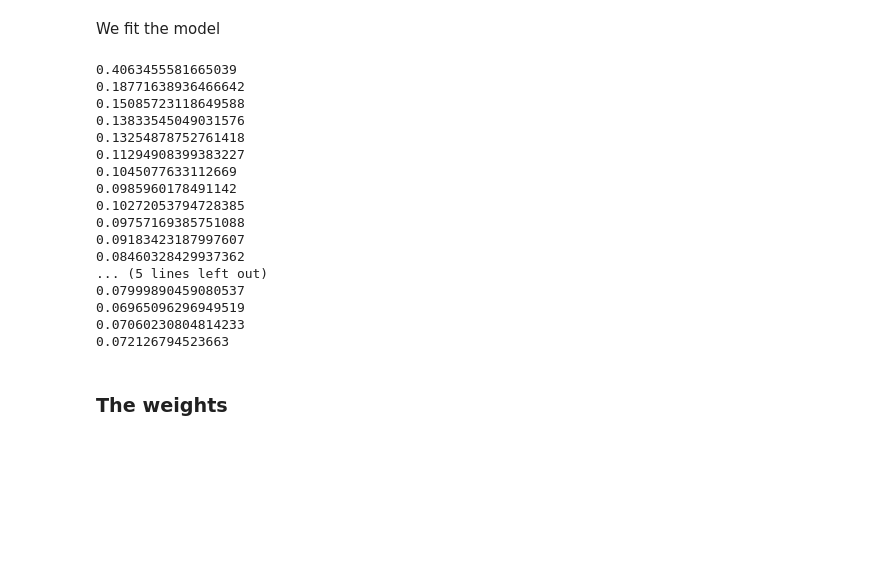
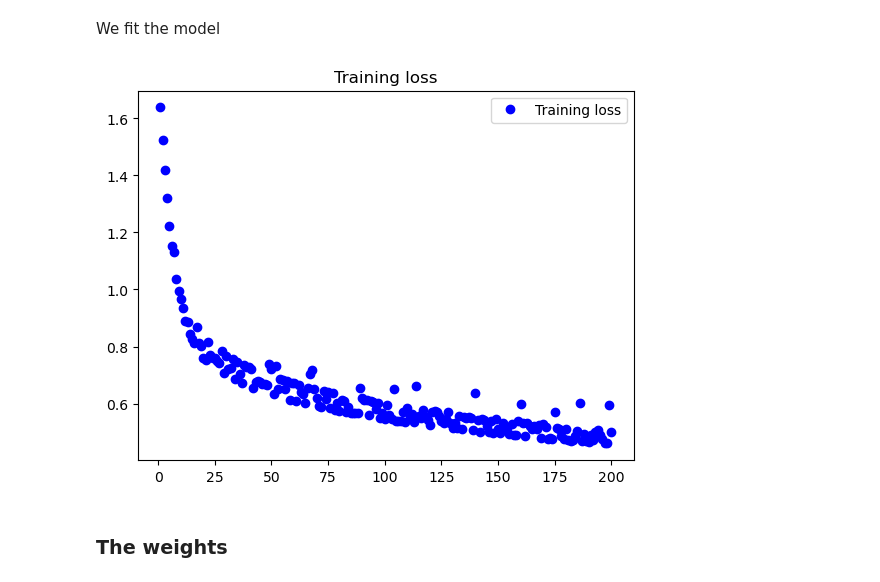
Before and after one commit to pnugues/edan96, a Jupyter notebook: programs/4-Salammbo_multi_torch-2022.ipynb, the cells around one changed output. Saved outputs shown, nothing was run; the diff lists cells and outputs as text; code cells hidden in the pictures; blank space fills up the shorter version.

```diff
--- a/programs/4-Salammbo_multi_torch-2022.ipynb
+++ b/programs/4-Salammbo_multi_torch-2022.ipynb
@@ -36,7 +37,7 @@ X_de = torch.Tensor(
 
 X = torch.vstack((X, X_de))
 
-y = torch.LongTensor(
+y = torch.tensor(
     [0, 0, 0, 0, 0, 0, 0, 0, 0, 0, 0, 0, 0, 0, 0,
      1, 1, 1, 1, 1, 1, 1, 1, 1, 1, 1, 1, 1, 1, 1,
      2, 2, 2, 2, 2, 2, 2, 2, 2, 2, 2, 2, 2, 2, 2])
@@ -113,14 +114,17 @@ loss_fn = nn.CrossEntropyLoss()    # cross entropy loss
 optimizer = torch.optim.SGD(model.parameters(), lr=0.01)
 # %% [markdown]
 ## Fitting the Model
+# %%
+BATCH_SIZE = 4
 # %%
 from torch.utils.data import TensorDataset, DataLoader
 
 dataset = TensorDataset(X_scaled, y)
-dataloader = DataLoader(dataset, batch_size=4, shuffle=True)
+dataloader = DataLoader(dataset, batch_size=BATCH_SIZE, shuffle=True)
 # %% [markdown]
 We fit the model
 # %%
+loss_history = []
 for epoch in range(200):
     loss_train = 0
     for X_scaled_batch, y_batch in dataloader:
@@ -130,27 +134,15 @@ for epoch in range(200):
         loss.backward()
         optimizer.step()
         loss_train += loss.item()
-    if epoch % 20 == 0:
-        print(loss_train/len(y))
-print(loss_train/len(y))
+    loss_history += [BATCH_SIZE * loss_train/len(y)]
-# %% [output]
-0.4063455581665039
-0.18771638936466642
-0.15085723118649588
-0.13833545049031576
-0.13254878752761418
-0.11294908399383227
-0.1045077633112669
-0.0985960178491142
-0.10272053794728385
-0.09757169385751088
-0.09183423187997607
-0.08460328429937362
-... (5 lines left out)
-0.07999890459080537
-0.06965096296949519
-0.07060230804814233
-0.072126794523663
+# %%
+epochs = range(1, len(loss_history) + 1)
+plt.plot(epochs, loss_history, 'bo', label='Training loss')
+plt.title('Training loss')
+plt.legend()
+plt.show()
+# %% [output]
+[figure, added]
 # %% [markdown]
 ### The weights
 # %%
```
Also changed, not shown: parts of 11 cells of this notebook.
